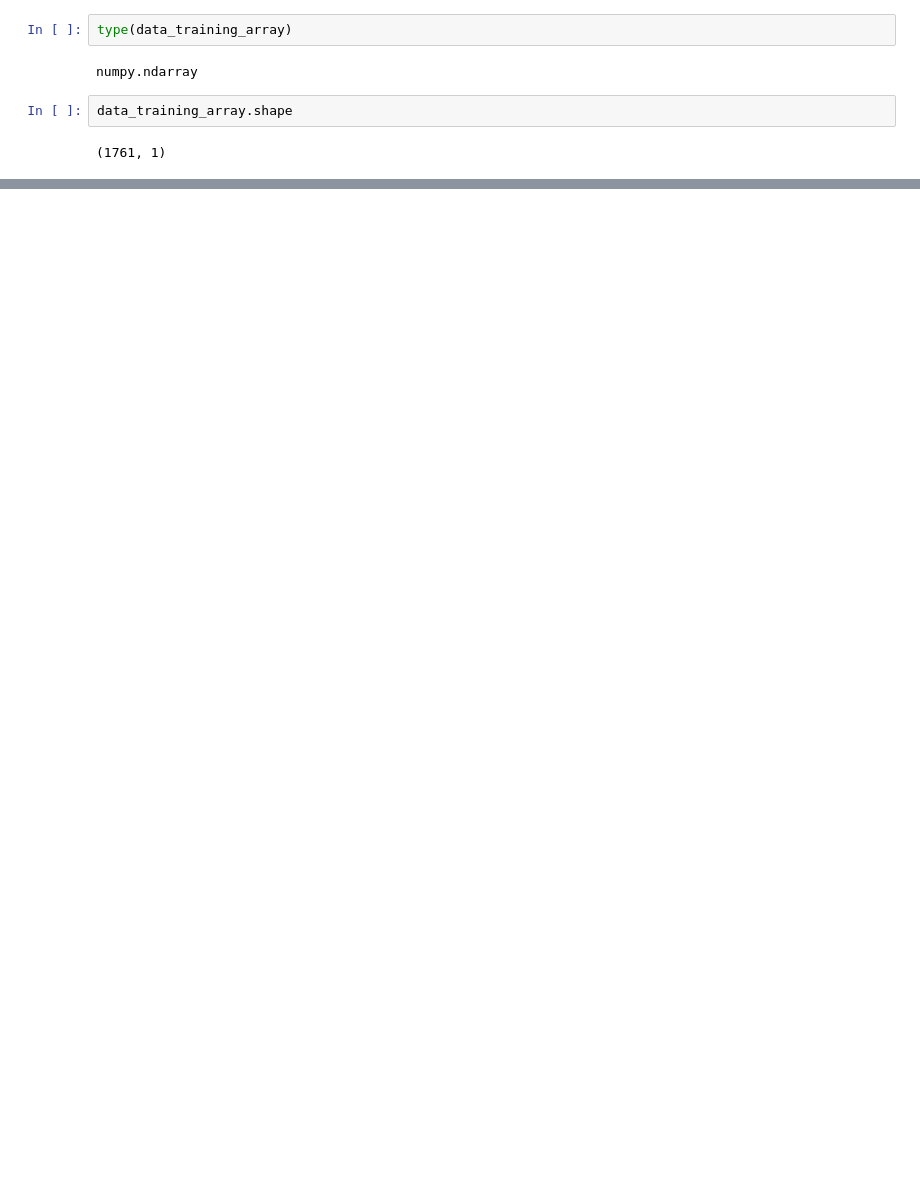
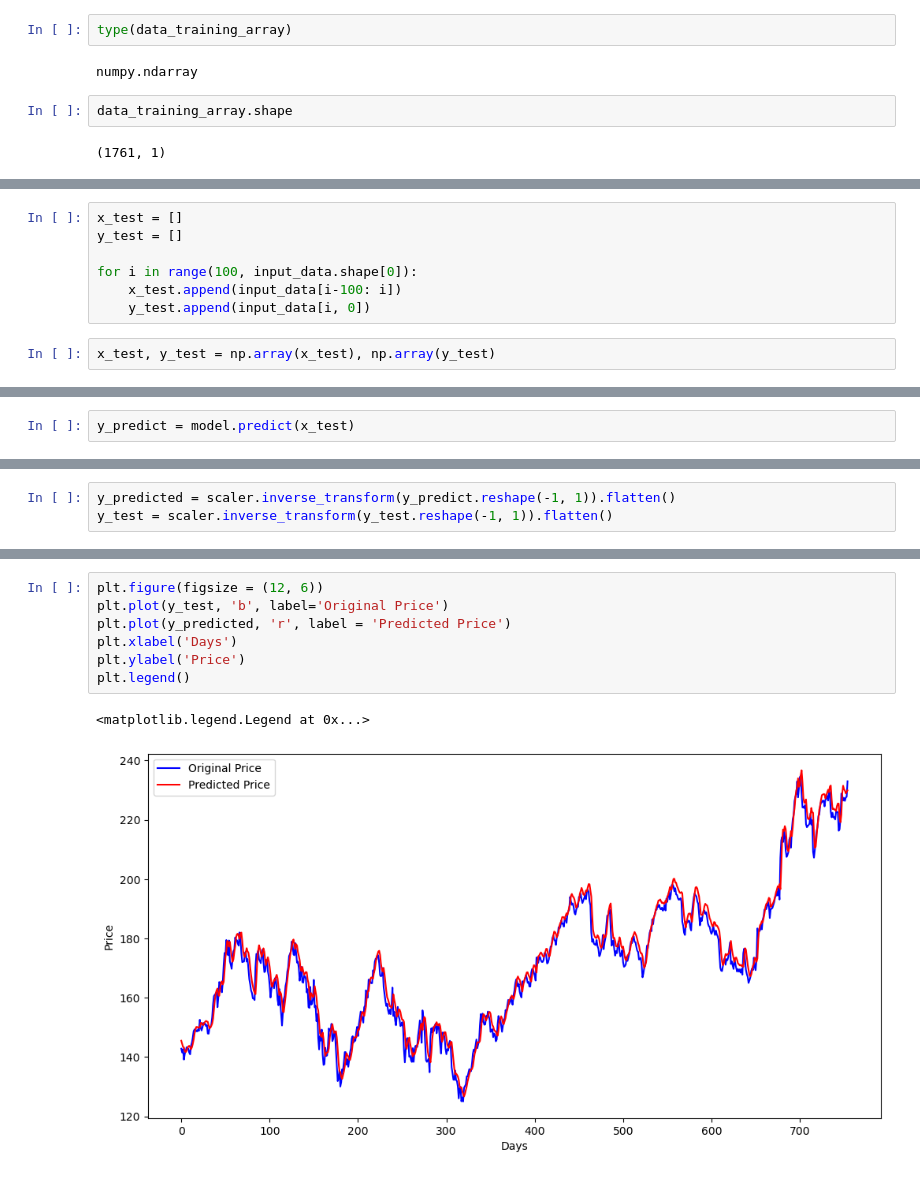
Before and after one commit to iamarjunc/stock-prediction-portal, a Jupyter notebook: Resources/Stock Prediction Using LSTM.ipynb, the cells around one changed output, grey strips where cells are left out. Saved outputs shown, nothing was run; the diff lists cells and outputs as text; blank space fills up the shorter version.

Commit message:
ML Model Building, Training & Predicting

```diff
--- a/Resources/Stock Prediction Using LSTM.ipynb
+++ b/Resources/Stock Prediction Using LSTM.ipynb
@@ -299,0 +503,9 @@ data_training_array.shape
+# %%
+x_test = []
+y_test = []
+
+for i in range(100, input_data.shape[0]):
+    x_test.append(input_data[i-100: i])
+    y_test.append(input_data[i, 0])
+# %%
+x_test, y_test = np.array(x_test), np.array(y_test)
@@ -299,0 +518,2 @@ data_training_array.shape
+# %%
+y_predict = model.predict(x_test)
@@ -299,0 +542,3 @@ data_training_array.shape
+# %%
+y_predicted = scaler.inverse_transform(y_predict.reshape(-1, 1)).flatten()
+y_test = scaler.inverse_transform(y_test.reshape(-1, 1)).flatten()
@@ -299,0 +585,10 @@ data_training_array.shape
+# %%
+plt.figure(figsize = (12, 6))
+plt.plot(y_test, 'b', label='Original Price')
+plt.plot(y_predicted, 'r', label = 'Predicted Price')
+plt.xlabel('Days')
+plt.ylabel('Price')
+plt.legend()
+# %% [output]
+<matplotlib.legend.Legend at 0x...>
+[figure, added]
```
Also changed, not shown: parts of 49 cells of this notebook, 2 other files.
